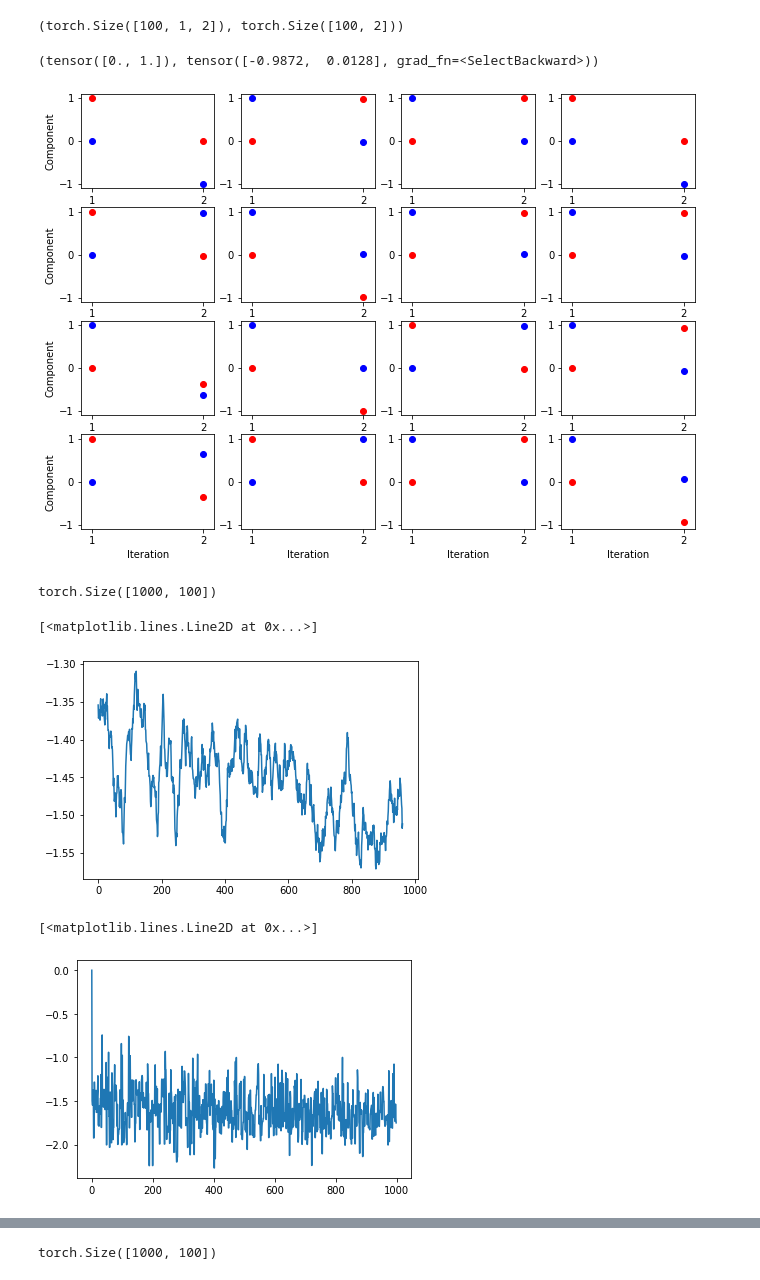
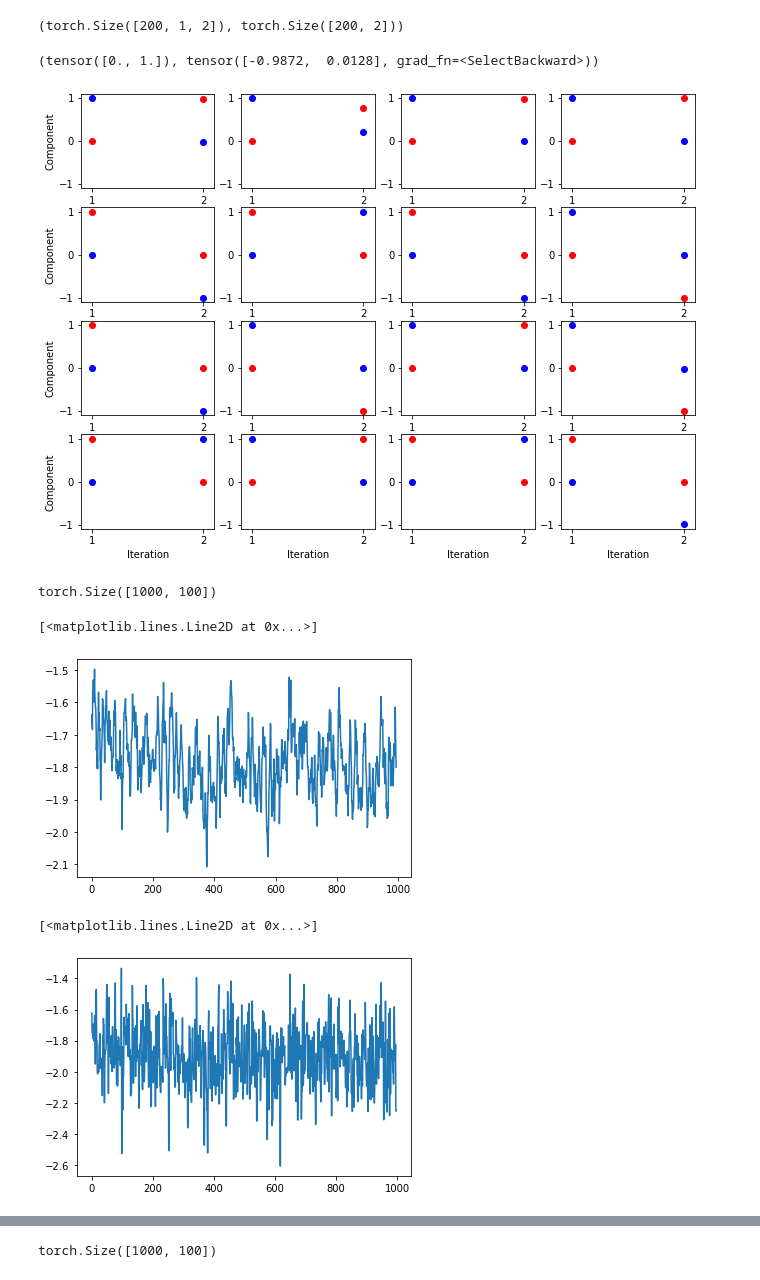
Before and after one commit to Ilyas-Malik/pyro, a Jupyter notebook: Untitled1.ipynb, the cells around one changed output, grey strips where cells are left out. Cells and saved outputs as stored; diff of their text form; code cells hidden in the pictures.

```diff
--- a/Untitled1.ipynb
+++ b/Untitled1.ipynb
@@ -8,8 +8,8 @@ import torch
 import pickle
 
 #name = "“eigtest”"
-name = "lastest"
-name = "n1p2"
+name = "second"
+#name = "n1p2"
 
 output_dir = "./run_outputs/regression_rollout/"+name
 
@@ -26,7 +26,7 @@ with open(output_dir + "loss", 'rb') as f:
 # %%
 xi1.shape, xi1[:,0,:].shape
 # %% [output]
-(torch.Size([100, 1, 2]), torch.Size([100, 2]))
+(torch.Size([200, 1, 2]), torch.Size([200, 2]))
 # %%
 k,l
 # %% [output]
@@ -36,8 +36,8 @@ plot_dir = "./run_outputs/Data_visualization_ regression_rollout/"
 
 fig = plt.figure(figsize=(11, 8))
 for i in range(16):
-    k = xi1[:,0,:][i]
-    l = xi2[:,0,:][i]
+    k = xi1[:,0,:][i+15]
+    l = xi2[:,0,:][i+15]
     plt.subplot(4,4,i+1)
     plt.xticks([0,1,2], [0,1,2])
     plt.plot([1,2], [k[0], l[0]], 'bo', [1,2], [k[1], l[1]], 'ro')
@@ -45,16 +45,16 @@ for i in range(16):
     if i%4==0:
         plt.ylabel('Component')
     plt.axis([.9, 2.1, -1.1, 1.1])
-plt.savefig(plot_dir + 'generated.png')
+plt.savefig(plot_dir + 'generated2.png')
 # %% [output]
-[figure, old version]
+[figure, new version]
 # %%
 est_loss_history.shape
 # %% [output]
 torch.Size([1000, 100])
 # %%
 mylist = est_loss_history[:,0]
-N = 40
+N = 7
 cumsum, moving_aves = [0], []
 
 for i, x in enumerate(mylist, 1):
@@ -66,17 +66,17 @@ for i, x in enumerate(mylist, 1):
 plt.plot(moving_aves)
 # %% [output]
 [<matplotlib.lines.Line2D at 0x...>]
-[figure, old version]
+[figure, new version]
 # %%
 mylist = est_loss_history[:,0]
 N = 2
-minim, moving_aves = [0], []
+minim = []
 n = len(mylist)
 for i in range(n-N):
     mini = min(mylist[i:(i+N)])
     minim.append(mini)
 
 plt.plot(minim)
 # %% [output]
 [<matplotlib.lines.Line2D at 0x...>]
-[figure, old version]
+[figure, new version]
```
Also changed, not shown: parts of 6 cells of this notebook, 1 other file.
